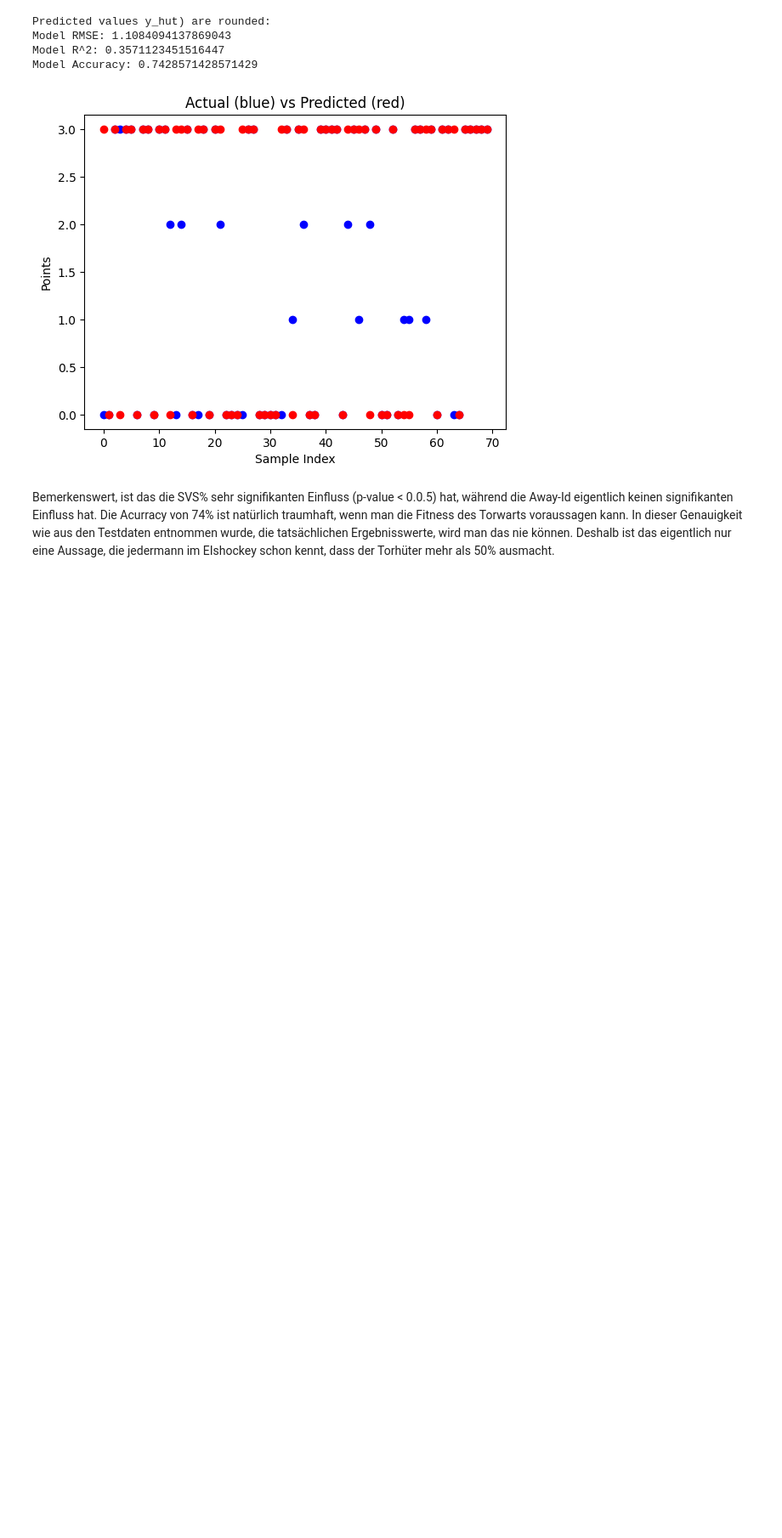
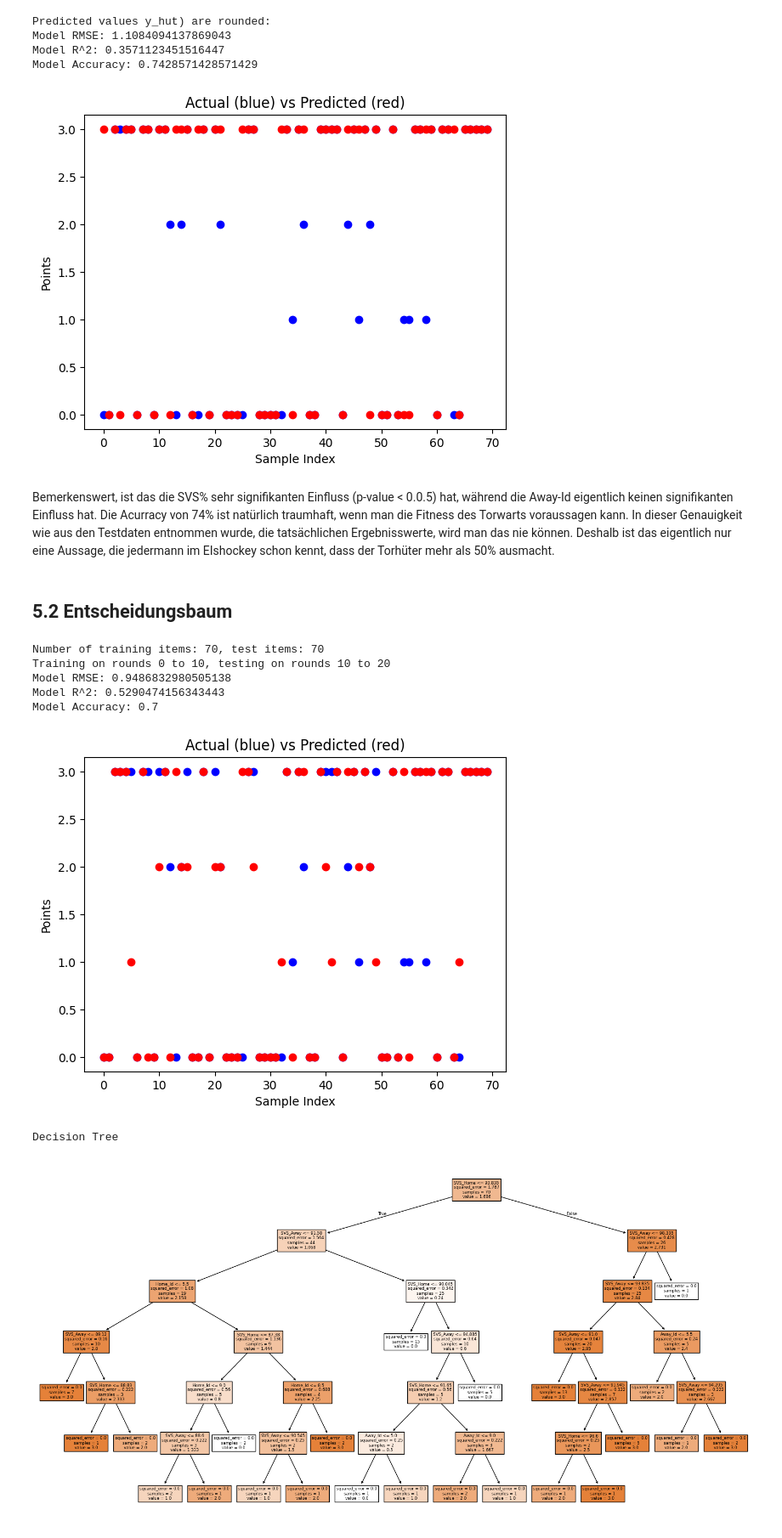
Before and after one commit to gagnauxl/hockey_prediction, a Jupyter notebook: src/hockey-prediction.ipynb, the cells around one changed output. Shown at 85% size. Cells and saved outputs as stored; diff of their text form; code cells hidden in the pictures; blank space fills up the shorter version.

Commit message:
mit Entscheidungsbaum

```diff
--- a/src/hockey-prediction.ipynb
+++ b/src/hockey-prediction.ipynb
@@ -253,3 +254,16 @@ Model Accuracy: 0.7428571428571429
 [figure]
 # %% [markdown]
 Bemerkenswert, ist das die SVS% sehr signifikanten Einfluss (p-value < 0.0.5) hat, während die Away-Id eigentlich keinen signifikanten Einfluss hat. Die Acurracy von 74% ist natürlich traumhaft, wenn man die Fitness des Torwarts voraussagen kann. In dieser Genauigkeit wie aus den Testdaten entnommen wurde, die tatsächlichen Ergebnisswerte, wird man das nie können. Deshalb ist das eigentlich nur eine Aussage, die jedermann im EIshockey schon kennt, dass der Torhüter mehr als 50% ausmacht.
+# %% [markdown]
+## 5.2 Entscheidungsbaum
+# %%
+rp.analyze_model_performance(df=df, X=X, y=y, train_idx_start=0, train_idx_end=10, test_idx_start=10, test_idx_end=20)
+# %% [output]
+Number of training items: 70, test items: 70
+Training on rounds 0 to 10, testing on rounds 10 to 20
+Model RMSE: 0.9486832980505138
+Model R^2: 0.5290474156343443
+Model Accuracy: 0.7
+[figure, added]
+Decision Tree
+[figure, added]
```
Also changed, not shown: parts of 6 cells of this notebook, 5 other files.
